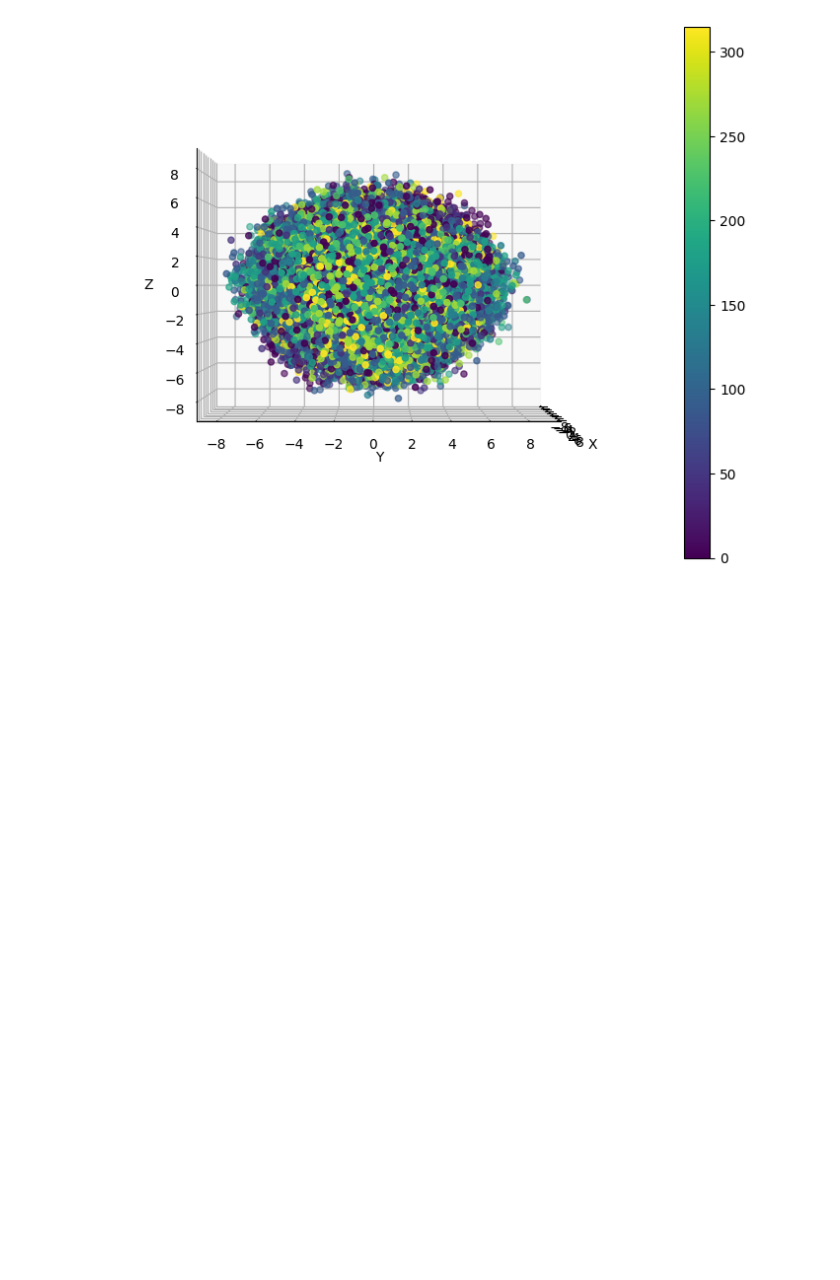
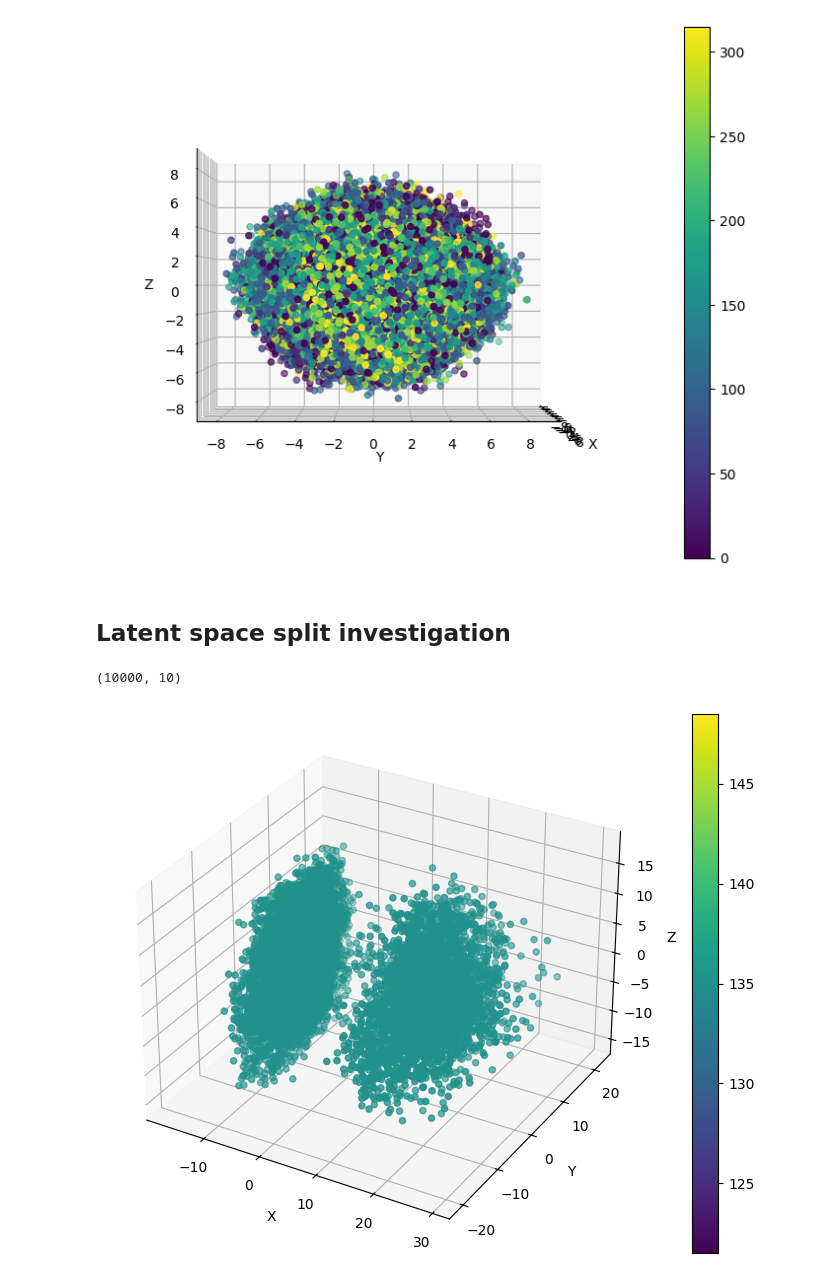
Before and after one commit to IDavron/exploring-neural-networks-weight-space, a Jupyter notebook: notebooks/weight_space.ipynb, the cells around one changed output. Saved outputs shown, nothing was run; the diff lists cells and outputs as text; code cells hidden in the pictures; blank space fills up the shorter version.

```diff
--- a/notebooks/weight_space.ipynb
+++ b/notebooks/weight_space.ipynb
@@ -566,3 +540,5 @@ ax.view_init(0, 0)
 plt.show()
 # %% [output]
 [figure]
+# %% [markdown]
+## Latent space split investigation
@@ -568,0 +557,31 @@ plt.show()
+# %%
+model = Autoencoder()
+model.load_state_dict(torch.load("../models/autoencoder_small.pth"))
+
+data_raw = np.genfromtxt('../data/eight_angles_small.csv', delimiter=',', skip_header=1)
+angles = data_raw[:, -1]
+data = data_raw[:, 1:-1]
+
+mask = (angles == 135)
+data = data[mask]
+angles = angles[mask]
+
+latent_space = model.encoder(torch.tensor(data).float()).detach().numpy()
+print(latent_space.shape)
+# %% [output]
+(10000, 10)
+# %%
+pca = PCA(n_components=3)
+X_pca = pca.fit_transform(latent_space)
+fig = plt.figure(figsize=(12,7))
+ax = fig.add_subplot(projection='3d')
+img = ax.scatter(X_pca[:, 0], X_pca[:, 1], X_pca[:, 2], c=angles, cmap="viridis")
+fig.colorbar(img)
+
+ax.set_xlabel('X')
+ax.set_ylabel('Y')
+ax.set_zlabel('Z')
+
+plt.show()
+# %% [output]
+[figure, added]
```
Also changed, not shown: parts of 27 cells of this notebook, 27 other files.
